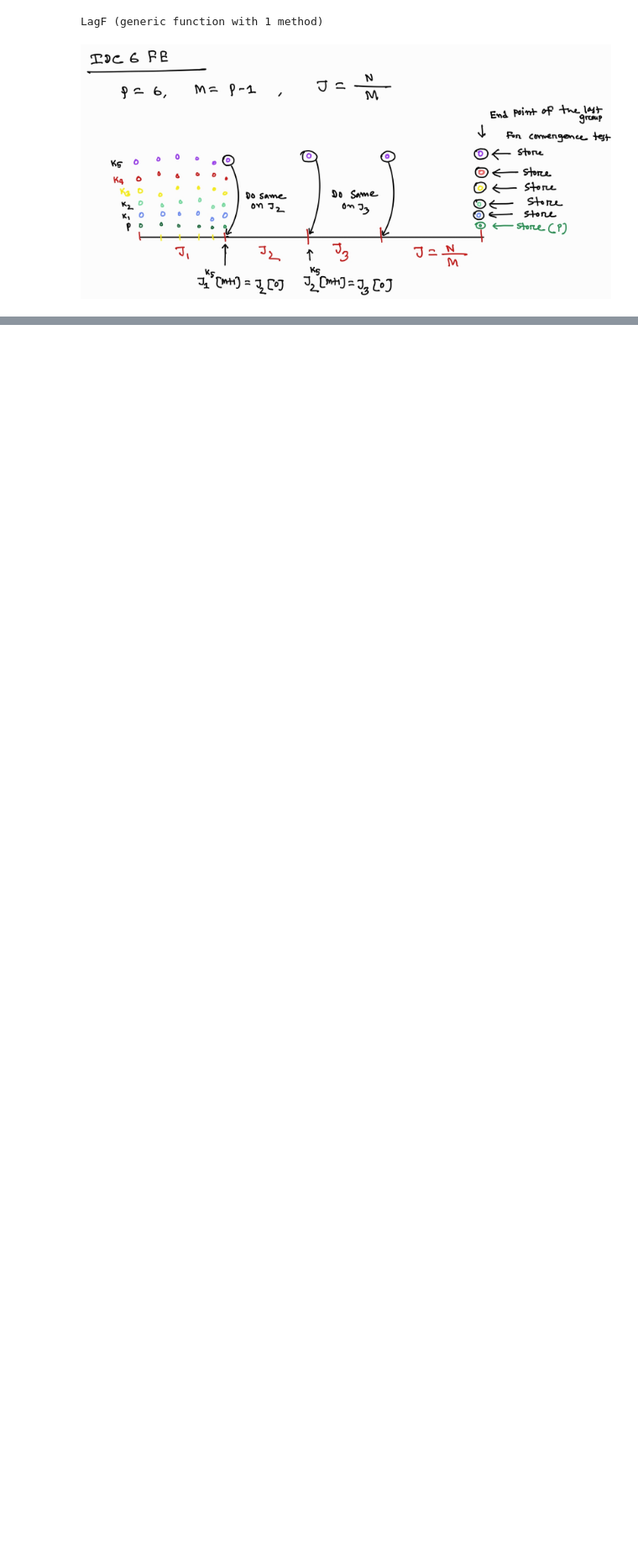
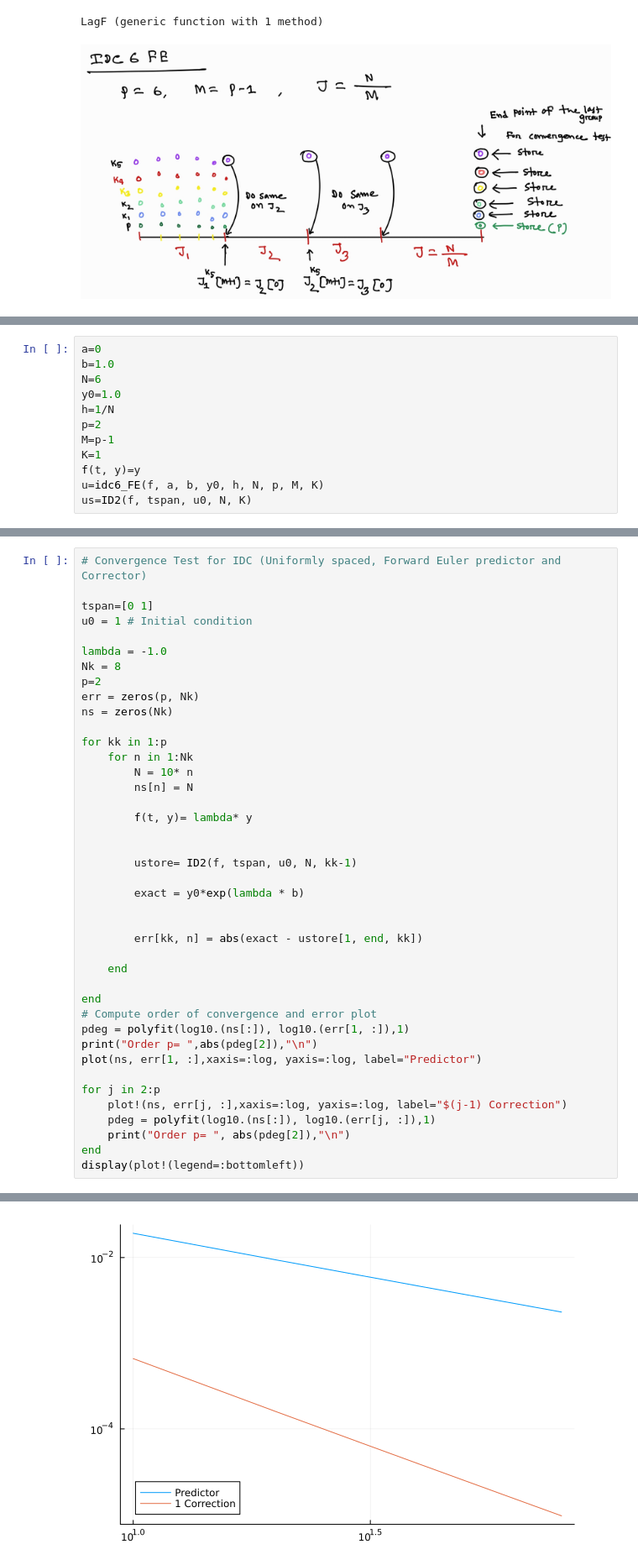
Before and after one commit to Sontosh05/Draft-Projects, a Jupyter notebook: IDC.ipynb, the cells around one changed output, grey strips where cells are left out. Shown at 84% size. Saved outputs shown, nothing was run; the diff lists cells and outputs as text; blank space fills up the shorter version.

```diff
--- a/IDC.ipynb
+++ b/IDC.ipynb
@@ -92,0 +116,12 @@ idc6_FE (generic function with 1 method)
+# %%
+a=0
+b=1.0
+N=6
+y0=1.0
+h=1/N
+p=2
+M=p-1
+K=1
+f(t, y)=y
+u=idc6_FE(f, a, b, y0, h, N, p, M, K)
+us=ID2(f, tspan, u0, N, K)
@@ -92,0 +144,42 @@ idc6_FE (generic function with 1 method)
+# %%
+# Convergence Test for IDC (Uniformly spaced, Forward Euler predictor and Corrector)
+
+tspan=[0 1]
+u0 = 1 # Initial condition
+
+lambda = -1.0
+Nk = 8
+p=2
+err = zeros(p, Nk)
+ns = zeros(Nk)
+
+for kk in 1:p
+    for n in 1:Nk
+        N = 10* n
+        ns[n] = N
+
+        f(t, y)= lambda* y
+
+
+        ustore= ID2(f, tspan, u0, N, kk-1)
+
+        exact = y0*exp(lambda * b)
+
+
+        err[kk, n] = abs(exact - ustore[1, end, kk])
+
+    end
+
+end
+# Compute order of convergence and error plot
+pdeg = polyfit(log10.(ns[:]), log10.(err[1, :]),1)
+print("Order p= ",abs(pdeg[2]),"\n")
+plot(ns, err[1, :],xaxis=:log, yaxis=:log, label="Predictor")
+
+for j in 2:p
+    plot!(ns, err[j, :],xaxis=:log, yaxis=:log, label="$(j-1) Correction")
+    pdeg = polyfit(log10.(ns[:]), log10.(err[j, :]),1)
+    print("Order p= ", abs(pdeg[2]),"\n")
+end
+display(plot!(legend=:bottomleft))
+# %% [output]
@@ -93,3 +188,4 @@ idc6_FE (generic function with 1 method)
+[figure, added]
 # %%
 # Convergence Test for IDC (Uniformly spaced, Forward Euler predictor and Corrector)
 
```
Also changed, not shown: parts of 8 cells of this notebook, 8 other files.
